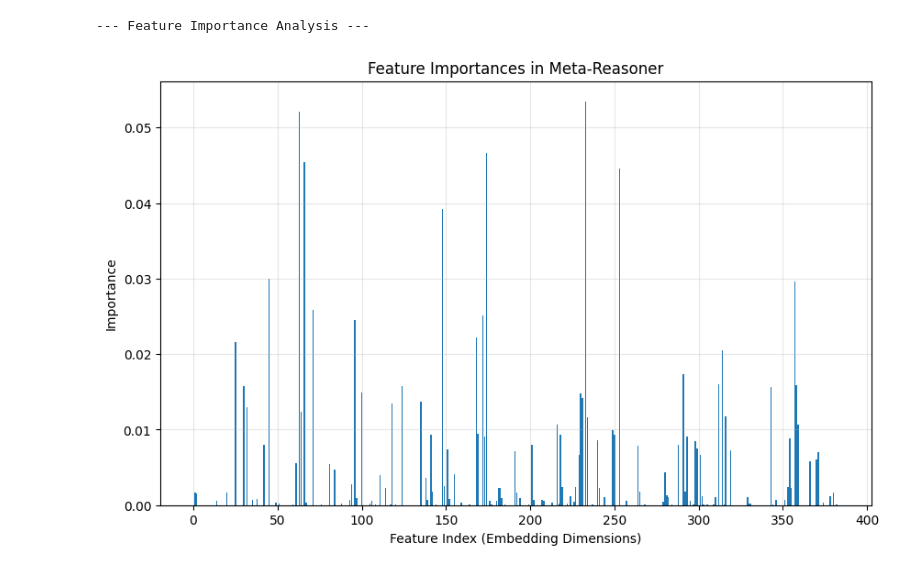
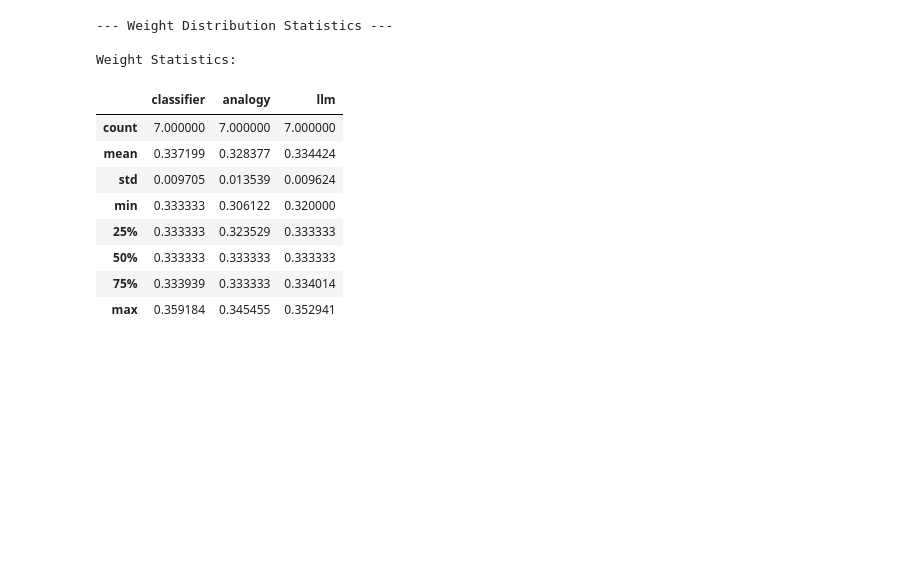
Before and after one commit to ShanmugaRamana/agentic-reasoning-engine, a Jupyter notebook: notebooks/07_meta_reasoner_evaluation.ipynb, the cells around one changed output. Drawn from its saved outputs; the diff is of its cells as text; code cells hidden in the pictures; blank space fills up the shorter version.

```diff
--- a/notebooks/07_meta_reasoner_evaluation.ipynb
+++ b/notebooks/07_meta_reasoner_evaluation.ipynb
@@ -174,33 +220,55 @@ for i, problem in enumerate(test_problems, 1):
 # %%
-def analyze_feature_importance():
-    """Analyze which features are most important for the meta-reasoner's decisions."""
-    if hasattr(meta_reasoner, 'feature_importances_'):
-        print("--- Feature Importance Analysis ---")
+def analyze_weight_statistics():
+    """Calculate detailed statistics about the weight distributions."""
+    print("--- Weight Distribution Statistics ---")
 
-        # Since we're using embeddings, we can't name individual features
-        # But we can see the distribution of importance
-        importances = meta_reasoner.feature_importances_
+    # Get numeric columns
+    numeric_columns = weights_df.select_dtypes(include=[np.number]).columns.tolist()
+    if 'dominant_weight' in numeric_columns:
+        numeric_columns.remove('dominant_weight')
 
-        plt.figure(figsize=(10, 6))
-        plt.bar(range(len(importances)), importances)
-        plt.title('Feature Importances in Meta-Reasoner')
-        plt.xlabel('Feature Index (Embedding Dimensions)')
-        plt.ylabel('Importance')
-        plt.grid(True, alpha=0.3)
-        plt.show()
+    if not numeric_columns:
+        print("No numeric weight columns available for statistics")
+        return
 
-        print(f"Top 10 most important features:")
-        top_indices = np.argsort(importances)[-10:][::-1]
-        for i, idx in enumerate(top_indices):
-            print(f"  {i+1}. Feature {idx}: {importances[idx]:.4f}")
+    # Calculate statistics for each reasoner
+    stats_df = weights_df[numeric_columns].describe()
+    print("\nWeight Statistics:")
+    display(stats_df)
 
-        return importances
-    else:
-        print("Feature importances not available for this model type.")
-        return None
+    # Identify outlier topics (where one reasoner has very high/low weight)
+    print("\nOUTLIER ANALYSIS:")
 
-# Analyze feature importance
-feature_importances = analyze_feature_importance()
+    if 'dominant_reasoner' in weights_df.columns and 'dominant_weight' in weights_df.columns:
+        # High confidence topics (dominant weight > 0.8)
+        high_confidence = weights_df[weights_df['dominant_weight'] > 0.8]
+        if not high_confidence.empty:
+            print("High Confidence Topics (dominant weight > 0.8):")
+            for _, row in high_confidence.iterrows():
+                print(f"  {row['topic']}: {row['dominant_reasoner']} ({row['dominant_weight']:.3f})")
+        else:
+            print("No topics with extremely high confidence in single reasoner")
+
+    # Balanced topics (all weights between 0.2 and 0.5)
+    balanced_mask = (weights_df[numeric_columns] > 0.2).all(axis=1) & (weights_df[numeric_columns] < 0.5).all(axis=1)
+    balanced_topics = weights_df[balanced_mask]
+    if not balanced_topics.empty:
+        print(f"\nBalanced Topics ({len(balanced_topics)} topics with weights 0.2-0.5):")
+        for topic in balanced_topics['topic']:
+            print(f"  {topic}")
+
+# Analyze statistics
+analyze_weight_statistics()
 # %% [output]
---- Feature Importance Analysis ---
+--- Weight Distribution Statistics ---
+
+Weight Statistics:
-[figure, removed]
+|  | classifier | analogy | llm |
+| count | 7.000000 | 7.000000 | 7.000000 |
+| mean | 0.337199 | 0.328377 | 0.334424 |
+| std | 0.009705 | 0.013539 | 0.009624 |
+| min | 0.333333 | 0.306122 | 0.320000 |
+| 25% | 0.333333 | 0.323529 | 0.333333 |
+| 50% | 0.333333 | 0.333333 | 0.333333 |
+| 75% | 0.333939 | 0.333333 | 0.334014 |
+| max | 0.359184 | 0.345455 | 0.352941 |
```
Also changed, not shown: parts of 10 cells of this notebook, 27 other files.
